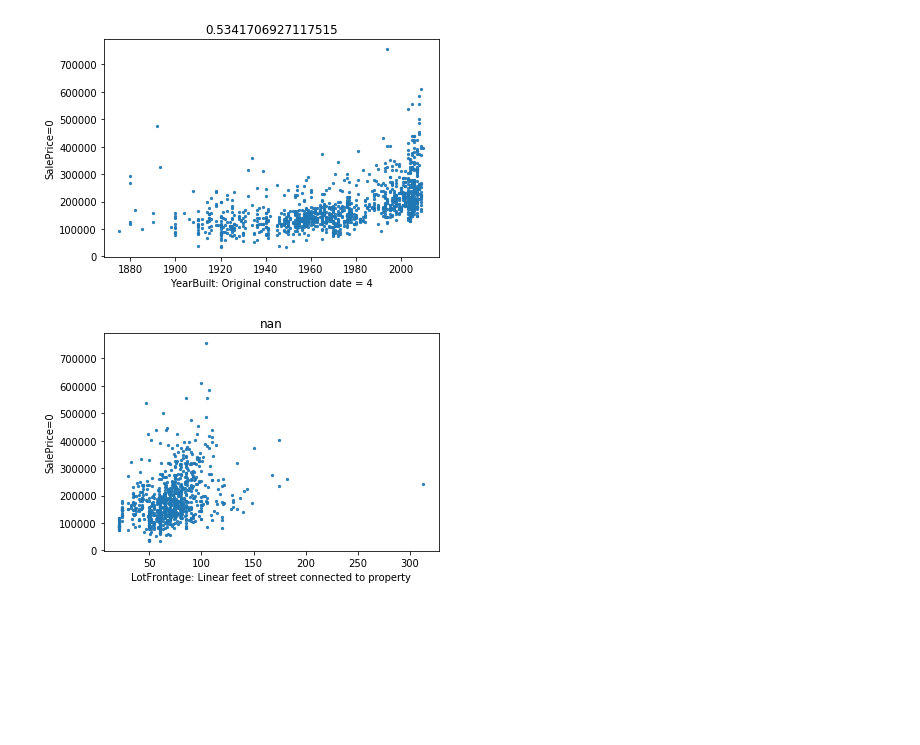
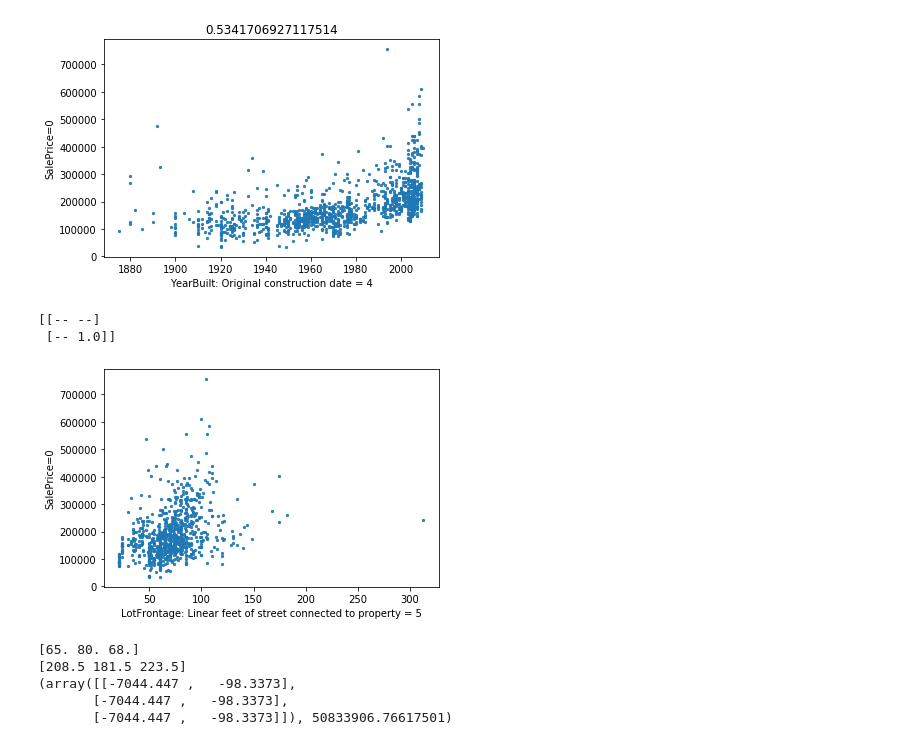
Before and after one commit to michael280498/datascience_project, a Jupyter notebook: proyecto.ipynb, the cells around one changed output. Saved outputs shown, nothing was run; the diff lists cells and outputs as text; code cells hidden in the pictures; blank space fills up the shorter version.

Commit message:
Modelo (m,b) y error

```diff
--- a/proyecto.ipynb
+++ b/proyecto.ipynb
@@ -1,11 +1,11 @@
 # %%
 import numpy as np
-x = np.load("proyecto_training_data.npy")
-b = int(len(x)*0.8)
-print(x.shape)
+data = np.load("proyecto_training_data.npy")
+b = int(len(data)*0.8)
+print(data.shape)
 
-data_train = x[0:b]
-data_validate = x[b:len(x)]
+data_train = data[0:b]
+data_validate = data[b:len(data)]
 
 
 #variable1
@@ -81,11 +81,56 @@ plt.show()
 # %% [output]
 [figure]
 # %%
-coef = np.corrcoef(data_train[:,5], data_train[:,0])
+coef = np.ma.corrcoef(data_train[:,5], data_train[:,0])
+print(coef)
 plt.scatter(data_train[:,5], data_train[:,0],s=5,alpha=0.9)
-plt.xlabel('LotFrontage: Linear feet of street connected to property')
+plt.xlabel('LotFrontage: Linear feet of street connected to property = 5')
 plt.ylabel('SalePrice=0')
 plt.title(coef[0,1])
 plt.show()
 # %% [output]
+[[-- --]
+ [-- 1.0]]
-[figure, old version]
+[figure, new version]
+# %%
+def r_lineal(x,y,epochs,lr):
+    print(x)
+    print(y)
+    f_x = np.ones((len(x),2))
+    f_x[:, 0] =  x
+    v_mb = np.zeros_like(f_x)
+    yhat = np.zeros(len(x))
+    error = 0
+    for o in range (0,epochs,1):
+
+        for i in range(0,len(x),1):
+            yhat[i] = np.dot(f_x[i,0],v_mb[i,0]) + np.dot(f_x[i,1],v_mb[i,1])
+        g_m = np.nanmean((yhat-y)*x)
+        g_b = np.nanmean((yhat-y))
+        error = (0.5*np.nanmean(np.power((y-yhat),2)))
+        v_mb[:, 0] = v_mb[:, 0] - (lr*g_m)
+        v_mb[:, 1] = v_mb[:, 1] - (lr*g_b)
+        #print("Iteracion:",o+1,g_m)
+        #print("Iteracion:",o+1,g_b)
+
+
+
+
+    #print(f_x[:,0])
+    #print(v_mb[:,0])
+    #print(f_x[:,1])
+    #print(v_mb[:,1])
+    return v_mb,error
+
+x = data_train[0:3,5]
+y = data_train[0:3,0]
+epochs = 2
+lr = 0.01
+
+print(r_lineal(x,y/1000,epochs,lr))
+# %% [output]
+[65. 80. 68.]
+[208.5 181.5 223.5]
+(array([[-7044.447 ,   -98.3373],
+       [-7044.447 ,   -98.3373],
+       [-7044.447 ,   -98.3373]]), 50833906.76617501)
```
Also changed, not shown: parts of 4 cells of this notebook, 1 other file.
